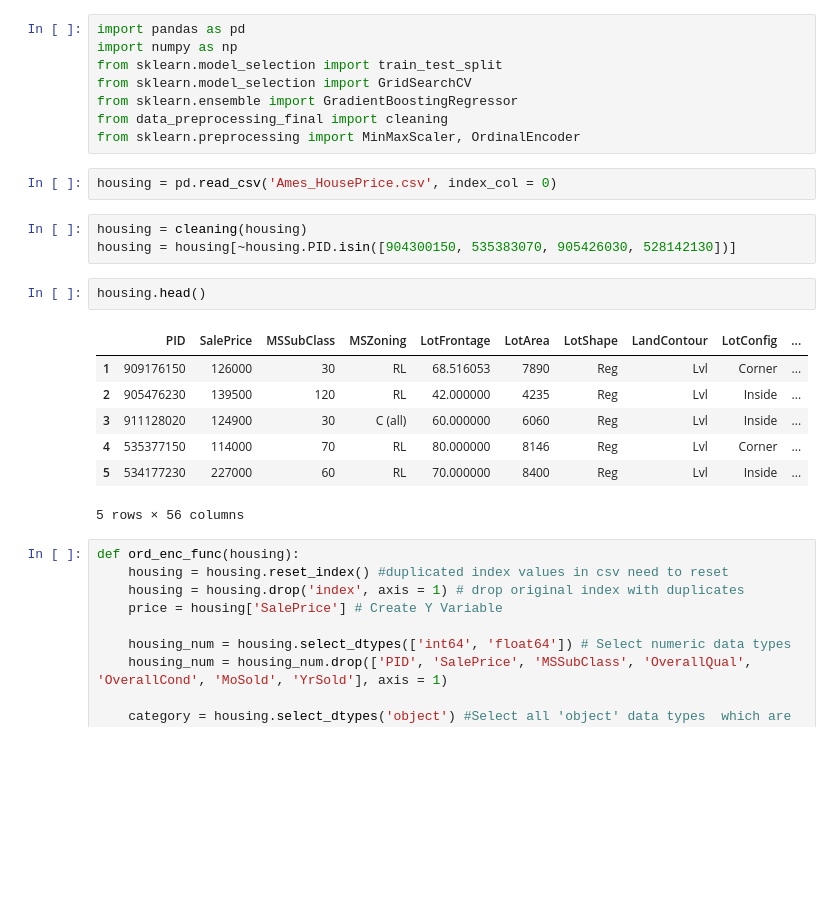
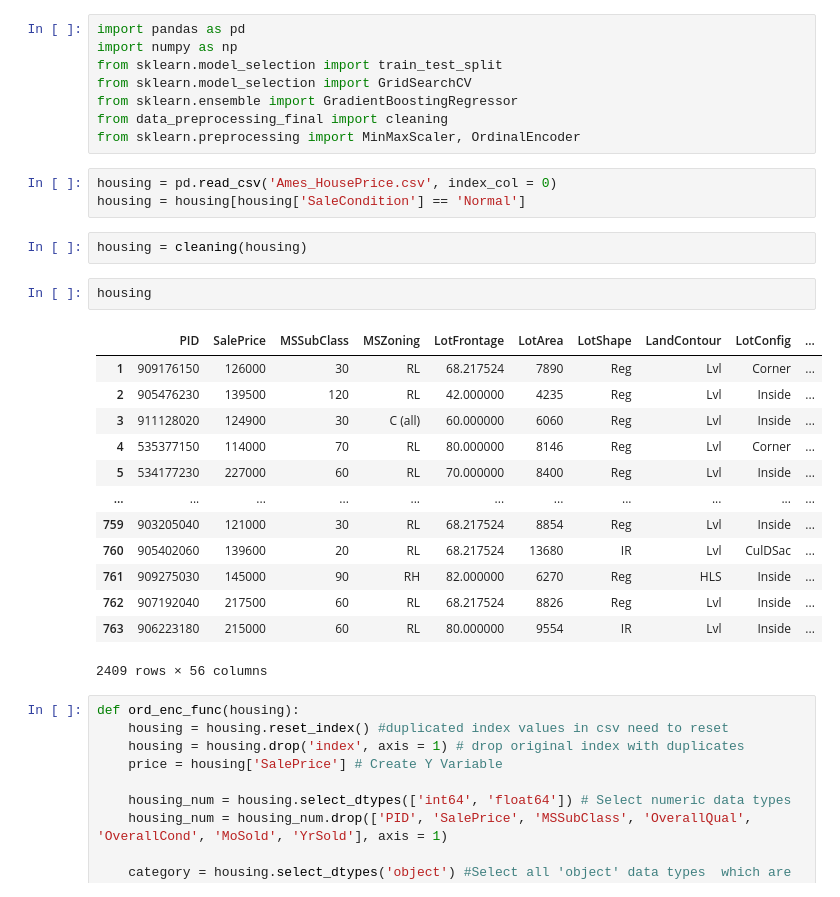
Before and after one commit to djhang99/housing_prices, a Jupyter notebook: Jung_Hwan_Lim/GradientBoosting.ipynb, the cells around one changed output. Drawn from its saved outputs; the diff is of its cells as text; blank space fills up the shorter version.

```diff
--- a/Jung_Hwan_Lim/GradientBoosting.ipynb
+++ b/Jung_Hwan_Lim/GradientBoosting.ipynb
@@ -8,19 +8,25 @@ from data_preprocessing_final import cleaning
 from sklearn.preprocessing import MinMaxScaler, OrdinalEncoder
 # %%
 housing = pd.read_csv('Ames_HousePrice.csv', index_col = 0)
+housing = housing[housing['SaleCondition'] == 'Normal']
-# %%
-housing = cleaning(housing)
-housing = housing[~housing.PID.isin([904300150, 535383070, 905426030, 528142130])]
+# %%
+housing = cleaning(housing)
 # %%
-housing.head()
+housing
 # %% [output]
 |  | PID | SalePrice | MSSubClass | MSZoning | LotFrontage | LotArea | LotShape | LandContour | LotConfig | ... |
-| 1 | 909176150 | 126000 | 30 | RL | 68.516053 | 7890 | Reg | Lvl | Corner | ... |
+| 1 | 909176150 | 126000 | 30 | RL | 68.217524 | 7890 | Reg | Lvl | Corner | ... |
 | 2 | 905476230 | 139500 | 120 | RL | 42.000000 | 4235 | Reg | Lvl | Inside | ... |
 | 3 | 911128020 | 124900 | 30 | C (all) | 60.000000 | 6060 | Reg | Lvl | Inside | ... |
 | 4 | 535377150 | 114000 | 70 | RL | 80.000000 | 8146 | Reg | Lvl | Corner | ... |
 | 5 | 534177230 | 227000 | 60 | RL | 70.000000 | 8400 | Reg | Lvl | Inside | ... |
+| ... | ... | ... | ... | ... | ... | ... | ... | ... | ... | ... |
+| 759 | 903205040 | 121000 | 30 | RL | 68.217524 | 8854 | Reg | Lvl | Inside | ... |
+| 760 | 905402060 | 139600 | 20 | RL | 68.217524 | 13680 | IR | Lvl | CulDSac | ... |
+| 761 | 909275030 | 145000 | 90 | RH | 82.000000 | 6270 | Reg | HLS | Inside | ... |
+| 762 | 907192040 | 217500 | 60 | RL | 68.217524 | 8826 | Reg | Lvl | Inside | ... |
+| 763 | 906223180 | 215000 | 60 | RL | 80.000000 | 9554 | IR | Lvl | Inside | ... |
-5 rows × 56 columns
+2409 rows × 56 columns
 # %%
 def ord_enc_func(housing):
     housing = housing.reset_index() #duplicated index values in csv need to reset
```
Also changed, not shown: parts of 17 cells of this notebook, 2 other files.
